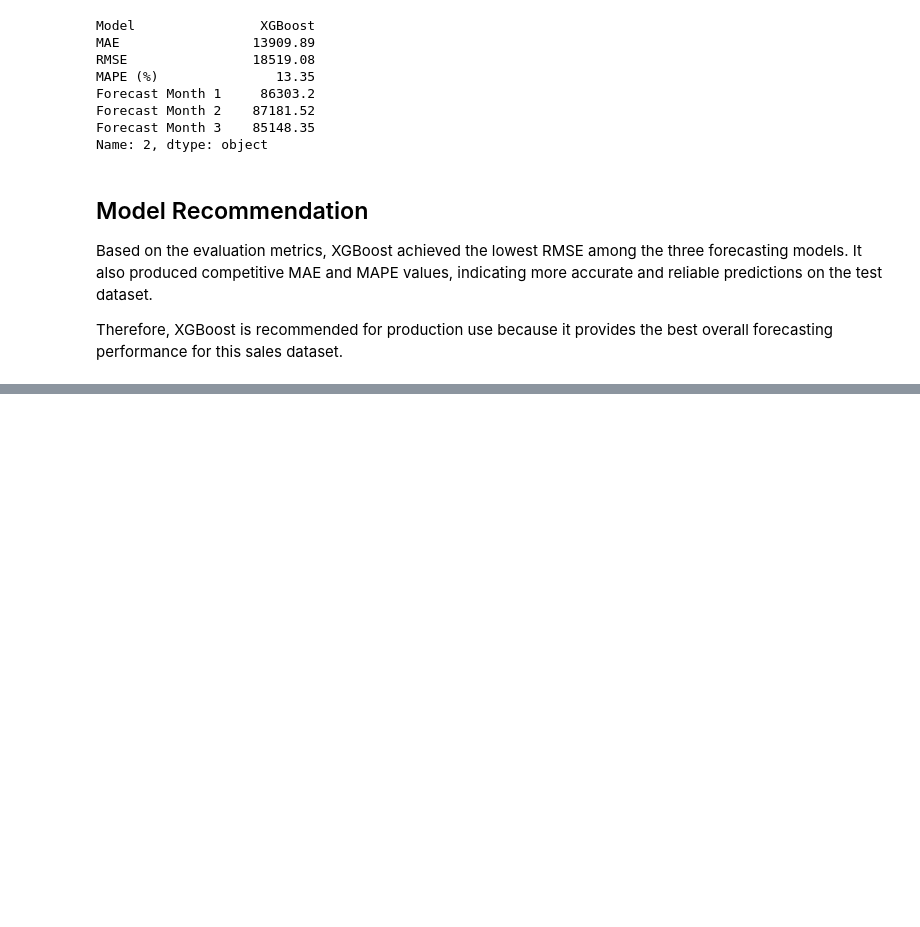
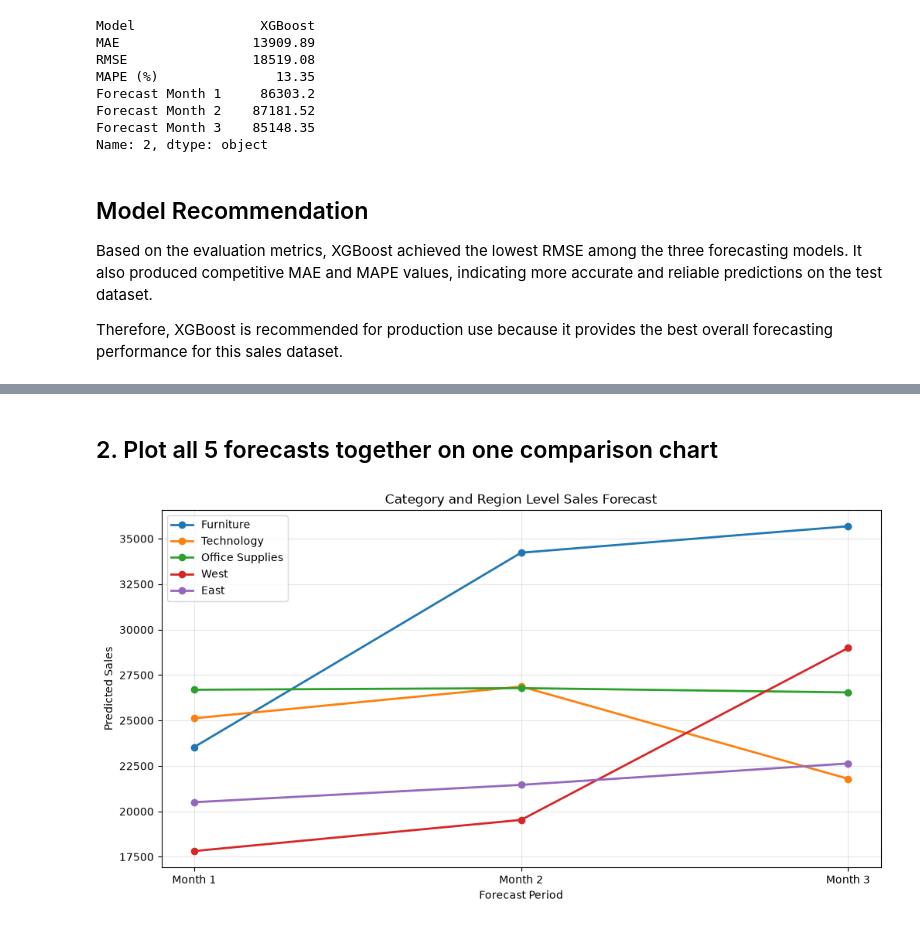
Before and after one commit to aroranaman1003/SalesForecasting_NamanArora, a Jupyter notebook: analysis.ipynb, the cells around one changed output, grey strips where cells are left out. Saved outputs shown, nothing was run; the diff lists cells and outputs as text; code cells hidden in the pictures; blank space fills up the shorter version.

Commit message:
Complete tasks 4-6: forecasting, anomaly detection, and demand clustering

```diff
--- a/analysis.ipynb
+++ b/analysis.ipynb
@@ -1121,0 +1131,13 @@ Therefore, XGBoost is recommended for production use because it provides the bes
+# %%
+# Product Categories
+furniture = df[df["Category"] == "Furniture"].copy()
+
+technology = df[df["Category"] == "Technology"].copy()
+
+office_supplies = df[df["Category"] == "Office Supplies"].copy()
+
+
+# Regions
+west = df[df["Region"] == "West"].copy()
+
+east = df[df["Region"] == "East"].copy()
@@ -1121,0 +1249,66 @@ Therefore, XGBoost is recommended for production use because it provides the bes
+# %% [markdown]
+## 2. Plot all 5 forecasts together on one comparison chart
+# %%
+forecast_months = [
+    "Month 1",
+    "Month 2",
+    "Month 3"
+]
+
+plt.figure(figsize=(12, 6))
+
+plt.plot(
+    forecast_months,
+    furniture_forecast,
+    marker="o",
+    linewidth=2,
+    label="Furniture"
+)
+
+plt.plot(
+    forecast_months,
+    technology_forecast,
+    marker="o",
+    linewidth=2,
+    label="Technology"
+)
+
+plt.plot(
+    forecast_months,
+    office_forecast,
+    marker="o",
+    linewidth=2,
+    label="Office Supplies"
+)
+
+plt.plot(
+    forecast_months,
+    west_forecast,
+    marker="o",
+    linewidth=2,
+    label="West"
+)
+
+plt.plot(
+    forecast_months,
+    east_forecast,
+    marker="o",
+    linewidth=2,
+    label="East"
+)
+
+plt.title("Category and Region Level Sales Forecast")
+
+plt.xlabel("Forecast Period")
+
+plt.ylabel("Predicted Sales")
+
+plt.legend()
+
+plt.grid(alpha=0.3)
+
+plt.savefig("charts/category_region_forecast.png")
+
+plt.show()
+# %% [output]
+[figure, added]
```
Also changed, not shown: parts of 41 cells of this notebook, 9 other files.
